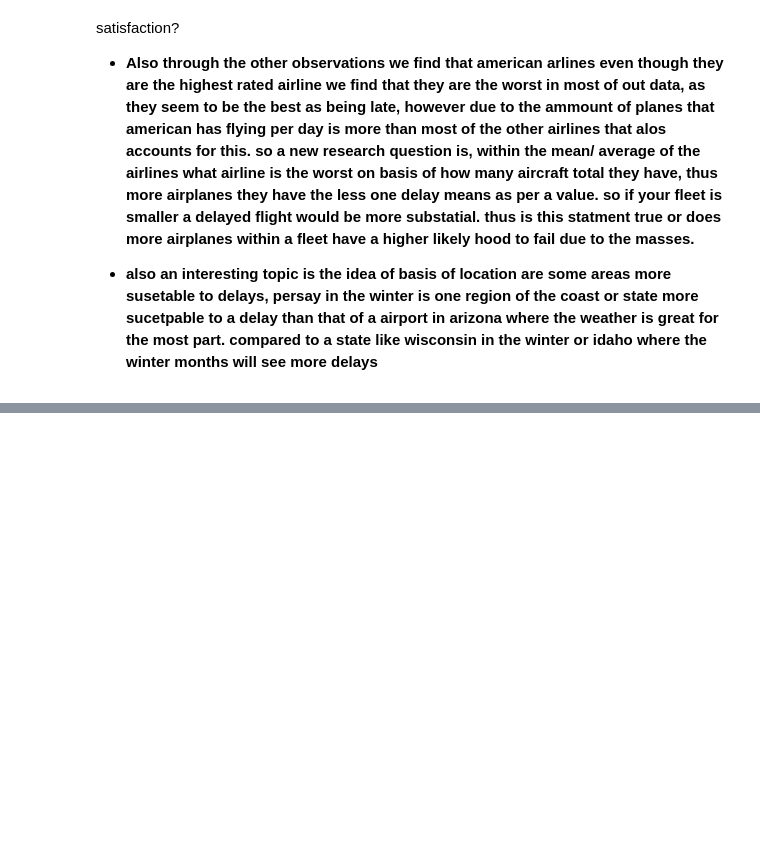
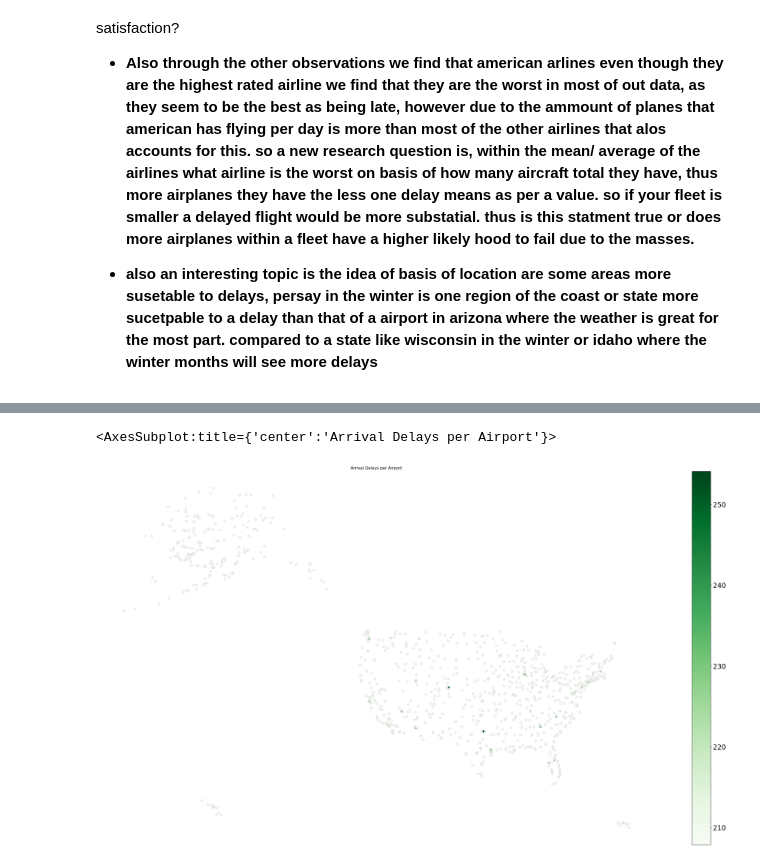
Before and after one commit to ubco-W2022T2-data301/project-group-group51, a Jupyter notebook: analysis/analysis2.ipynb, the cells around one changed output, grey strips where cells are left out. Cells and saved outputs as stored; diff of their text form; code cells hidden in the pictures; blank space fills up the shorter version.

```diff
--- a/analysis/analysis2.ipynb
+++ b/analysis/analysis2.ipynb
@@ -50,0 +43,7 @@ plt.legend(labels, title = "Legend",bbox_to_anchor = (1.05,1), loc = "best")
+# %%
+us_map = gpd.read_file('../data/raw/MapFile/airports.shp')
+airlinedatafiltered = pd.read_csv('../data/raw/MapFile/mapfilefiltered.csv')
+df = airlinedatafiltered.groupby('airport')['arr_del15'].sum().reset_index()
+us_map = us_map.rename(columns = {'IATA':'airport'})
+us_map
+#merge data on common thing so airport code
@@ -50,0 +64,17 @@ plt.legend(labels, title = "Legend",bbox_to_anchor = (1.05,1), loc = "best")
+# %%
+merged = us_map.set_index('airport').join(df.set_index('airport'))
+merged = merged.reset_index()
+merged = merged.fillna(0)
+fig,ax=plt.subplots(1,figsize=(40,20))
+ax.axis('off')
+ax.set_title('Arrival Delays per Airport')
+color = 'Greens'
+vmin,vmax = 0,231
+sm = plt.cm.ScalarMappable(cmap = color, norm = plt.Normalize(vmin=vmax, vmax=vmax))
+sm._A = []
+cbar = fig.colorbar(sm)
+cbar.ax.tick_params(labelsize = 20)
+merged.plot('arr_del15',cmap = color, linewidth=0.8, ax=ax, edgecolor = '0.8',figsize = (40,20))
+# %% [output]
+<AxesSubplot:title={'center':'Arrival Delays per Airport'}>
+[figure, added]
```
Also changed, not shown: parts of 5 cells of this notebook, 12 other files.
